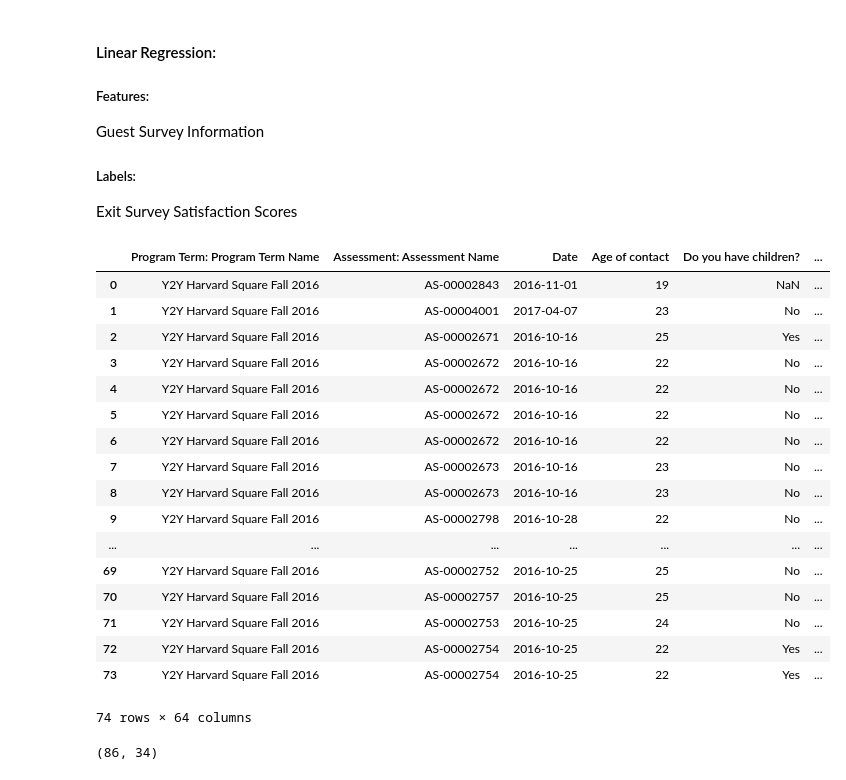
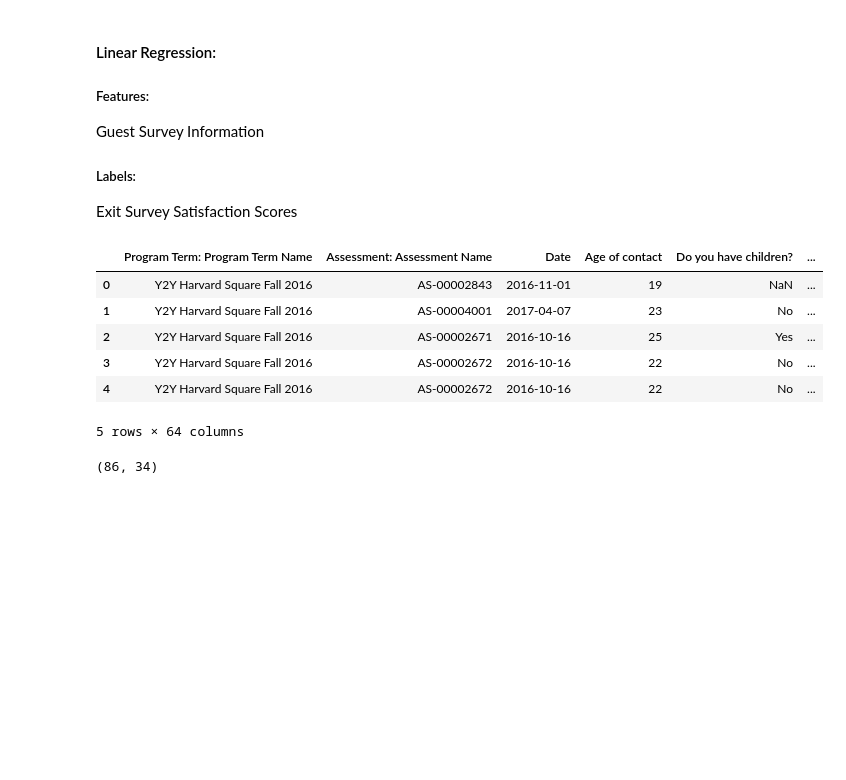
Before and after one commit to moniljhaveri/ec506Project, a Jupyter notebook: Project-Progress-Report.ipynb, the cells around one changed output. Saved outputs shown, nothing was run; the diff lists cells and outputs as text; code cells hidden in the pictures; blank space fills up the shorter version.

```diff
--- a/Project-Progress-Report.ipynb
+++ b/Project-Progress-Report.ipynb
@@ -446,30 +445,19 @@ Exit Survey Satisfaction Scores
 # %%
 guestList = list(dfGuest)
 guestList.remove('Participant for this Assessment: First Name')
 guestList.remove('Participant for this Assessment: Last Name')
 exitList = list(dfExit)
 dfGuest1 = guest_exit_uniq_df[guestList]
 dfExit1 = guest_exit_uniq_df[exitList]
-dfGuest1
+dfGuest1.head()
 # %% [output]
 |  | Program Term: Program Term Name | Assessment: Assessment Name | Date | Age of contact | Do you have children? | ... |
 | 0 | Y2Y Harvard Square Fall 2016 | AS-00002843 | 2016-11-01 | 19 | NaN | ... |
 | 1 | Y2Y Harvard Square Fall 2016 | AS-00004001 | 2017-04-07 | 23 | No | ... |
 | 2 | Y2Y Harvard Square Fall 2016 | AS-00002671 | 2016-10-16 | 25 | Yes | ... |
 | 3 | Y2Y Harvard Square Fall 2016 | AS-00002672 | 2016-10-16 | 22 | No | ... |
 | 4 | Y2Y Harvard Square Fall 2016 | AS-00002672 | 2016-10-16 | 22 | No | ... |
-| 5 | Y2Y Harvard Square Fall 2016 | AS-00002672 | 2016-10-16 | 22 | No | ... |
-| 6 | Y2Y Harvard Square Fall 2016 | AS-00002672 | 2016-10-16 | 22 | No | ... |
-| 7 | Y2Y Harvard Square Fall 2016 | AS-00002673 | 2016-10-16 | 23 | No | ... |
-| 8 | Y2Y Harvard Square Fall 2016 | AS-00002673 | 2016-10-16 | 23 | No | ... |
-| 9 | Y2Y Harvard Square Fall 2016 | AS-00002798 | 2016-10-28 | 22 | No | ... |
-| ... | ... | ... | ... | ... | ... | ... |
-| 69 | Y2Y Harvard Square Fall 2016 | AS-00002752 | 2016-10-25 | 25 | No | ... |
-| 70 | Y2Y Harvard Square Fall 2016 | AS-00002757 | 2016-10-25 | 25 | No | ... |
-| 71 | Y2Y Harvard Square Fall 2016 | AS-00002753 | 2016-10-25 | 24 | No | ... |
-| 72 | Y2Y Harvard Square Fall 2016 | AS-00002754 | 2016-10-25 | 22 | Yes | ... |
-| 73 | Y2Y Harvard Square Fall 2016 | AS-00002754 | 2016-10-25 | 22 | Yes | ... |
-74 rows × 64 columns
+5 rows × 64 columns
 # %%
 safetyFeeling = dfExit1['Safety Feeling at Y2Y - Score']
 safetyFeeling.fillna(0, inplace=True)
```
Also changed, not shown: parts of 6 cells of this notebook.
